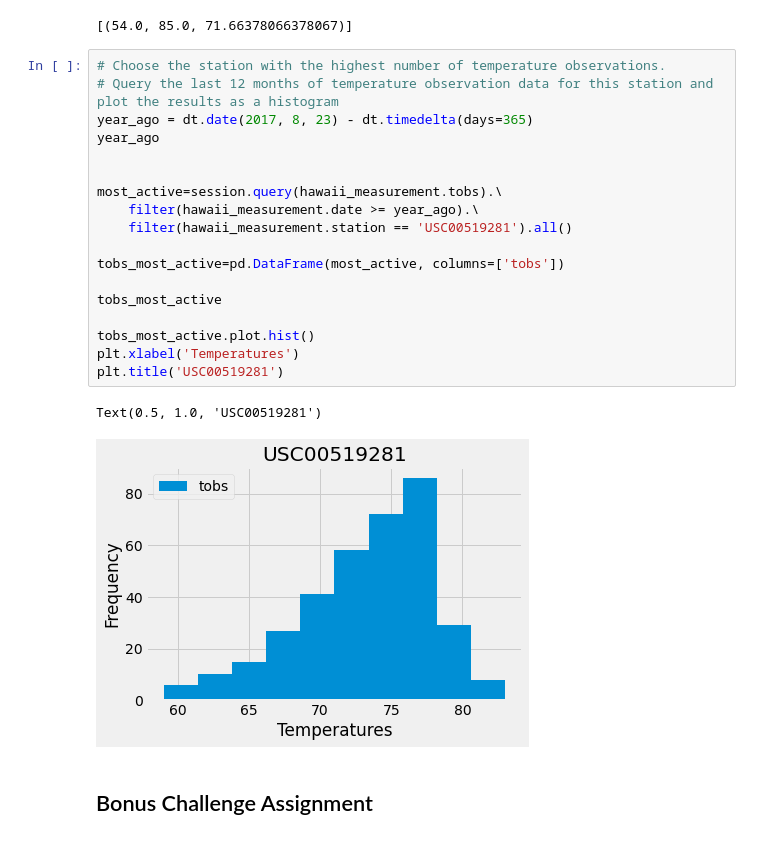
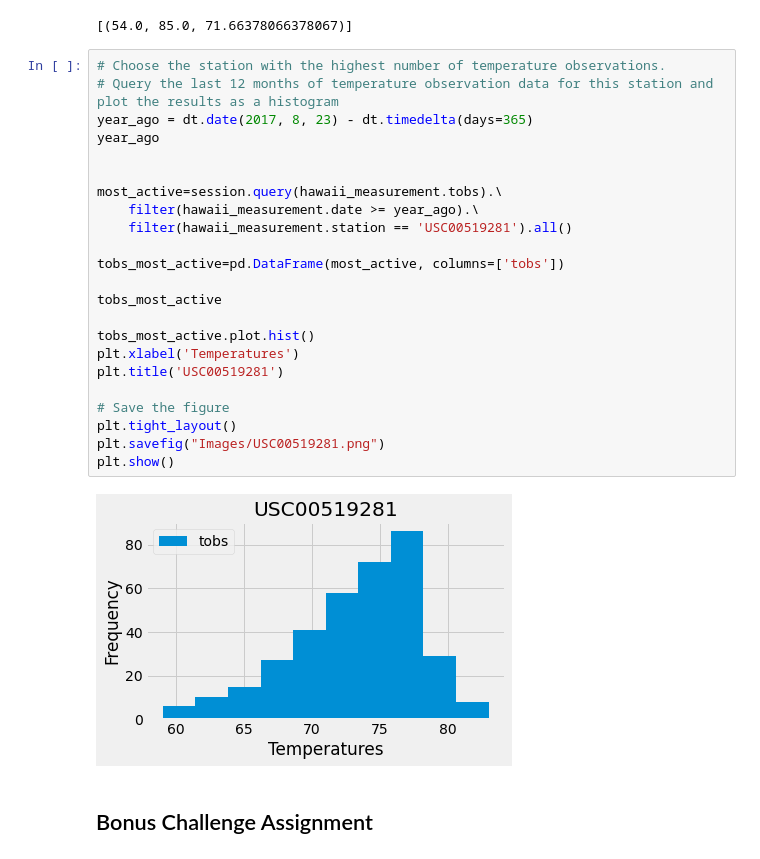
Before and after one commit to felo0917/sqlalchemy-challenge, a Jupyter notebook: climate_analysis.ipynb, the cells around one changed output. Saved outputs shown, nothing was run; the diff lists cells and outputs as text.

Commit message:
updated jupyter notebook to add the histogram pic

```diff
--- a/climate_analysis.ipynb
+++ b/climate_analysis.ipynb
@@ -159,24 +157,28 @@ session.query(func.min(hawaii_measurement.tobs), func.max(hawaii_measurement.tob
 # %%
 # Choose the station with the highest number of temperature observations.
 # Query the last 12 months of temperature observation data for this station and plot the results as a histogram
 year_ago = dt.date(2017, 8, 23) - dt.timedelta(days=365)
 year_ago
 
 
 most_active=session.query(hawaii_measurement.tobs).\
     filter(hawaii_measurement.date >= year_ago).\
     filter(hawaii_measurement.station == 'USC00519281').all()
 
 tobs_most_active=pd.DataFrame(most_active, columns=['tobs'])
 
 tobs_most_active
 
 tobs_most_active.plot.hist()
 plt.xlabel('Temperatures')
 plt.title('USC00519281')
+
+# Save the figure
+plt.tight_layout()
+plt.savefig("Images/USC00519281.png")
+plt.show()
 # %% [output]
-Text(0.5, 1.0, 'USC00519281')
-[figure, old version]
+[figure, new version]
 # %% [markdown]
 ## Bonus Challenge Assignment
 # %%
```
Also changed, not shown: parts of 2 cells of this notebook, 1 other file.
